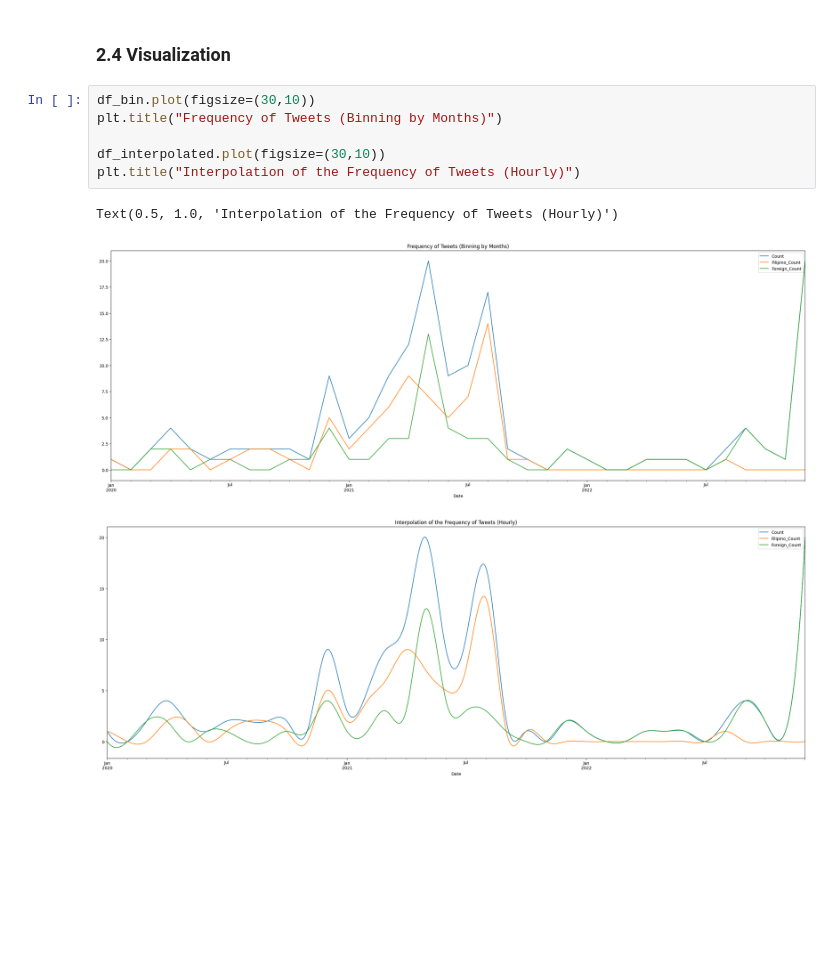
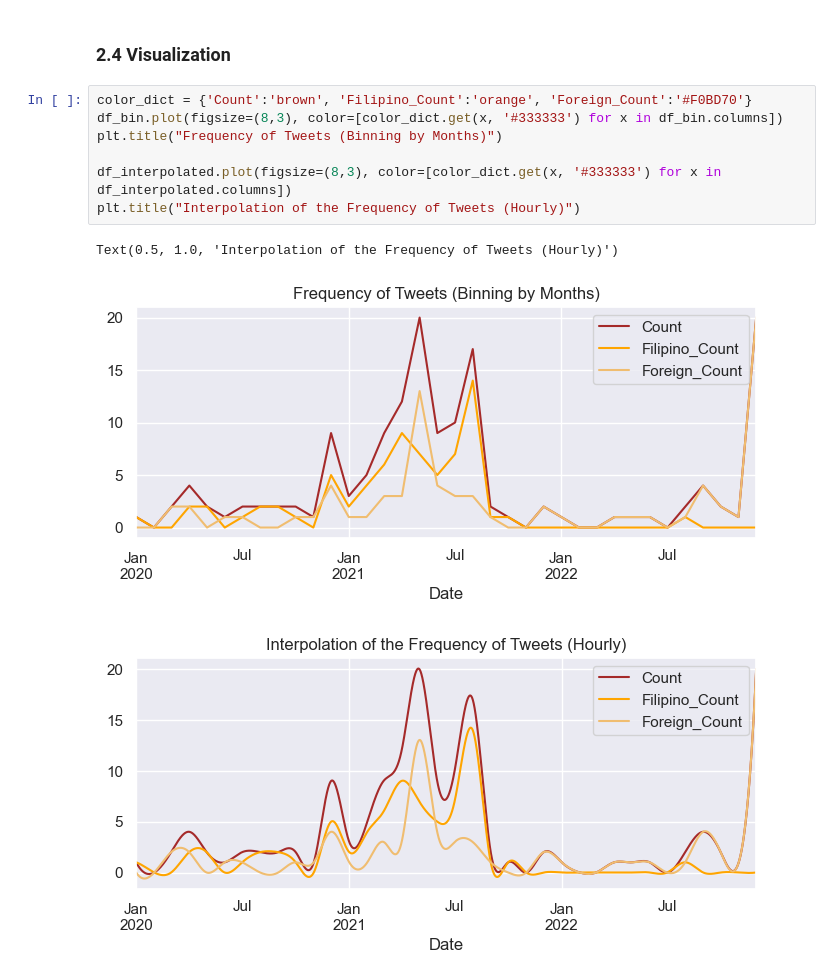
Before and after one commit to KituIco/cs132-g28-covid-vaccine-implants, a Jupyter notebook: misc/Data-Exploration-TimeSeries.ipynb, the cells around one changed output. Saved outputs shown, nothing was run; the diff lists cells and outputs as text; blank space fills up the shorter version.

Commit message:
adjusted colors

```diff
--- a/misc/Data-Exploration-TimeSeries.ipynb
+++ b/misc/Data-Exploration-TimeSeries.ipynb
@@ -229,12 +230,13 @@ df_interpolated
 # %% [markdown]
 ### 2.4 Visualization
 # %%
-df_bin.plot(figsize=(30,10))
+color_dict = {'Count':'brown', 'Filipino_Count':'orange', 'Foreign_Count':'#F0BD70'}
+df_bin.plot(figsize=(8,3), color=[color_dict.get(x, '#333333') for x in df_bin.columns])
 plt.title("Frequency of Tweets (Binning by Months)")
 
-df_interpolated.plot(figsize=(30,10))
+df_interpolated.plot(figsize=(8,3), color=[color_dict.get(x, '#333333') for x in df_interpolated.columns])
 plt.title("Interpolation of the Frequency of Tweets (Hourly)")
 # %% [output]
 Text(0.5, 1.0, 'Interpolation of the Frequency of Tweets (Hourly)')
-[figure, old version]
+[figure, new version]
-[figure, old version]
+[figure, new version]
```
Also changed, not shown: parts of 1 cell of this notebook, 2 other files.
